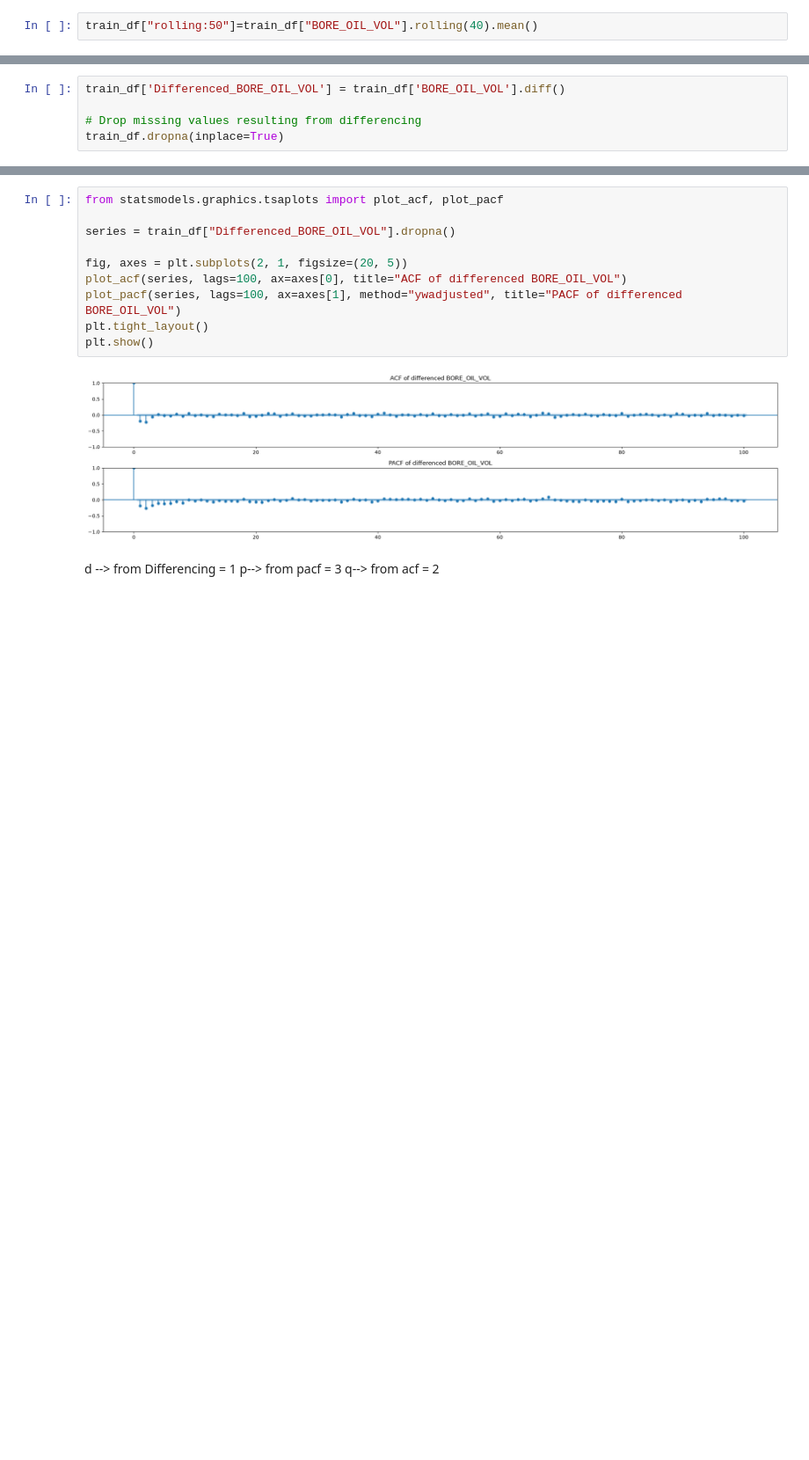
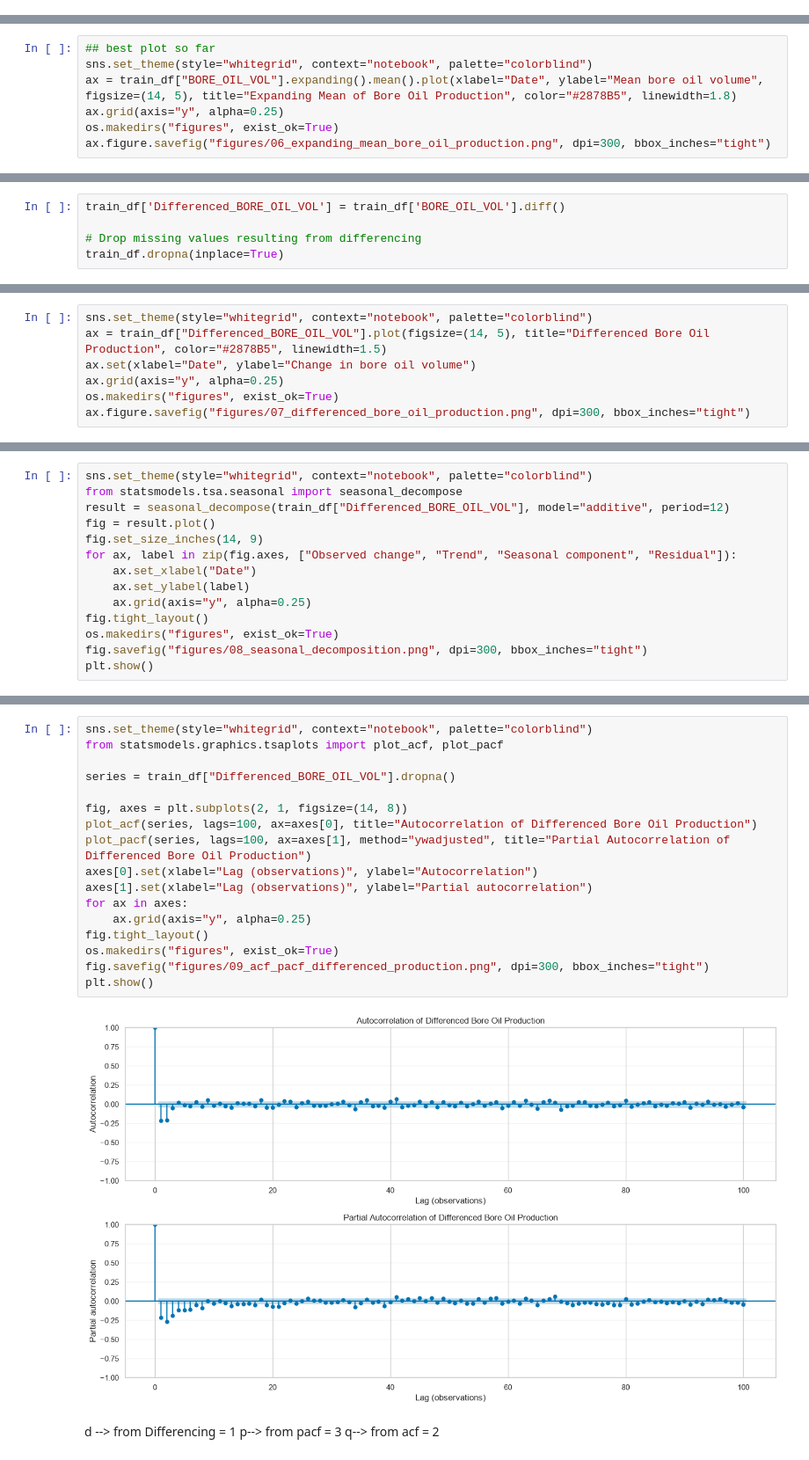
Before and after one commit to mohammedbaqir01/volve-production-forecasting, a Jupyter notebook: notebooks/time_series.ipynb, the cells around one changed output, grey strips where cells are left out. Shown at 88% size. Drawn from its saved outputs; the diff is of its cells as text; blank space fills up the shorter version.

```diff
--- a/notebooks/time_series.ipynb
+++ b/notebooks/time_series.ipynb
@@ -343,3 +387 @@ pd.DataFrame(train_df["BORE_OIL_VOL"].resample("QE").mean())
 | 2015-06-30 | 607.094156 |
-# %%
-train_df["rolling:50"]=train_df["BORE_OIL_VOL"].rolling(40).mean()
@@ -356,0 +388,7 @@ train_df["BORE_OIL_VOL"].expanding().mean().plot(xlabel="Time", ylabel="Expandin
+# %%
+## best plot so far
+sns.set_theme(style="whitegrid", context="notebook", palette="colorblind")
+ax = train_df["BORE_OIL_VOL"].expanding().mean().plot(xlabel="Date", ylabel="Mean bore oil volume", figsize=(14, 5), title="Expanding Mean of Bore Oil Production", color="#2878B5", linewidth=1.8)
+ax.grid(axis="y", alpha=0.25)
+os.makedirs("figures", exist_ok=True)
+ax.figure.savefig("figures/06_expanding_mean_bore_oil_production.png", dpi=300, bbox_inches="tight")
@@ -378,0 +414,7 @@ train_df['Differenced_BORE_OIL_VOL'].plot()
+# %%
+sns.set_theme(style="whitegrid", context="notebook", palette="colorblind")
+ax = train_df["Differenced_BORE_OIL_VOL"].plot(figsize=(14, 5), title="Differenced Bore Oil Production", color="#2878B5", linewidth=1.5)
+ax.set(xlabel="Date", ylabel="Change in bore oil volume")
+ax.grid(axis="y", alpha=0.25)
+os.makedirs("figures", exist_ok=True)
+ax.figure.savefig("figures/07_differenced_bore_oil_production.png", dpi=300, bbox_inches="tight")
@@ -398,0 +436,14 @@ plt.show()
+# %%
+sns.set_theme(style="whitegrid", context="notebook", palette="colorblind")
+from statsmodels.tsa.seasonal import seasonal_decompose
+result = seasonal_decompose(train_df["Differenced_BORE_OIL_VOL"], model="additive", period=12)
+fig = result.plot()
+fig.set_size_inches(14, 9)
+for ax, label in zip(fig.axes, ["Observed change", "Trend", "Seasonal component", "Residual"]):
+    ax.set_xlabel("Date")
+    ax.set_ylabel(label)
+    ax.grid(axis="y", alpha=0.25)
+fig.tight_layout()
+os.makedirs("figures", exist_ok=True)
+fig.savefig("figures/08_seasonal_decomposition.png", dpi=300, bbox_inches="tight")
+plt.show()
@@ -399,15 +452,22 @@ plt.show()
 # %%
+sns.set_theme(style="whitegrid", context="notebook", palette="colorblind")
 from statsmodels.graphics.tsaplots import plot_acf, plot_pacf
 
 series = train_df["Differenced_BORE_OIL_VOL"].dropna()
 
-fig, axes = plt.subplots(2, 1, figsize=(20, 5))
-plot_acf(series, lags=100, ax=axes[0], title="ACF of differenced BORE_OIL_VOL")
-plot_pacf(series, lags=100, ax=axes[1], method="ywadjusted", title="PACF of differenced BORE_OIL_VOL")
-plt.tight_layout()
+fig, axes = plt.subplots(2, 1, figsize=(14, 8))
+plot_acf(series, lags=100, ax=axes[0], title="Autocorrelation of Differenced Bore Oil Production")
+plot_pacf(series, lags=100, ax=axes[1], method="ywadjusted", title="Partial Autocorrelation of Differenced Bore Oil Production")
+axes[0].set(xlabel="Lag (observations)", ylabel="Autocorrelation")
+axes[1].set(xlabel="Lag (observations)", ylabel="Partial autocorrelation")
+for ax in axes:
+    ax.grid(axis="y", alpha=0.25)
+fig.tight_layout()
+os.makedirs("figures", exist_ok=True)
+fig.savefig("figures/09_acf_pacf_differenced_production.png", dpi=300, bbox_inches="tight")
 plt.show()
 # %% [output]
-[figure, old version]
+[figure, new version]
 # %% [markdown]
 d --> from Differencing = 1
 p--> from pacf = 3
```
Also changed, not shown: parts of 55 cells of this notebook.
